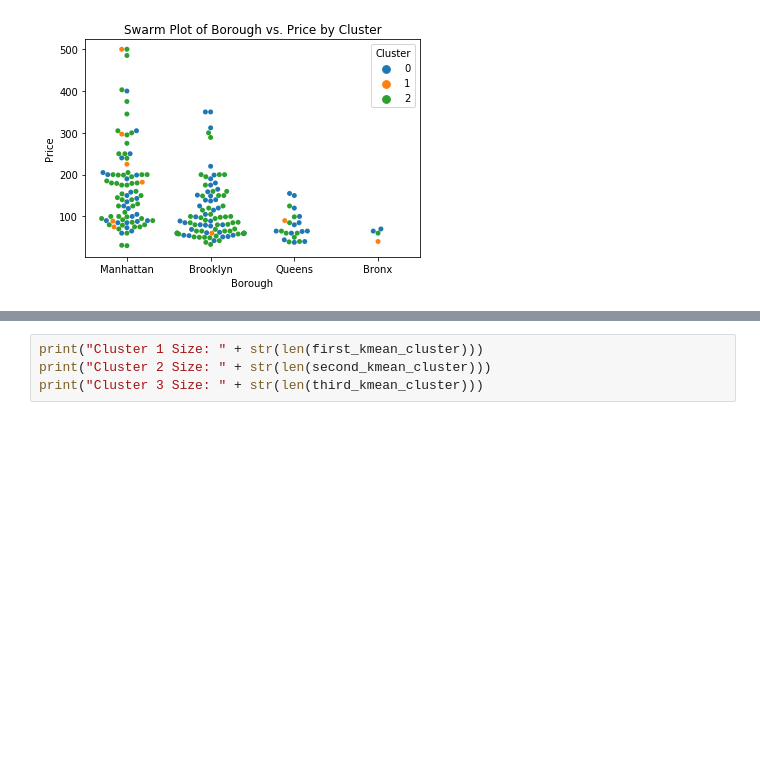
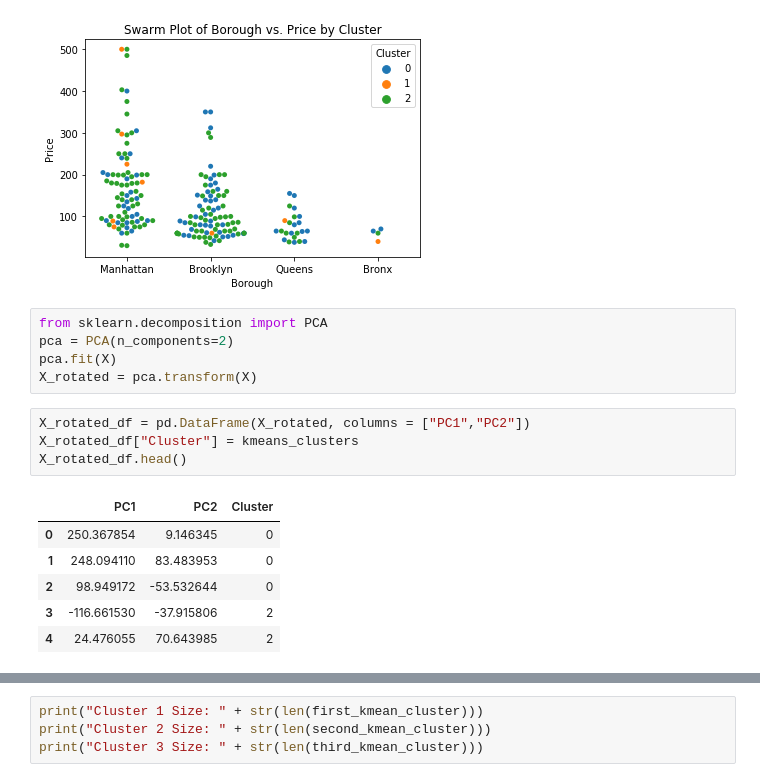
Before and after one commit to esm2000/ds_coursework_python, a Jupyter notebook: mat_328/project/k_means_clustering.ipynb, the cells around one changed output, grey strips where cells are left out. Drawn from its saved outputs; the diff is of its cells as text; blank space fills up the shorter version.

```diff
--- a/mat_328/project/k_means_clustering.ipynb
+++ b/mat_328/project/k_means_clustering.ipynb
@@ -211,3 +211,19 @@ plt.ylabel("Price")
 plt.savefig("plots/cluster_visualization3")
 # %% [output]
 [figure]
+# %%
+from sklearn.decomposition import PCA
+pca = PCA(n_components=2)
+pca.fit(X)
+X_rotated = pca.transform(X)
+# %%
+X_rotated_df = pd.DataFrame(X_rotated, columns = ["PC1","PC2"])
+X_rotated_df["Cluster"] = kmeans_clusters
+X_rotated_df.head()
+# %% [output]
+|  | PC1 | PC2 | Cluster |
+| 0 | 250.367854 | 9.146345 | 0 |
+| 1 | 248.094110 | 83.483953 | 0 |
+| 2 | 98.949172 | -53.532644 | 0 |
+| 3 | -116.661530 | -37.915806 | 2 |
+| 4 | 24.476055 | 70.643985 | 2 |
```
Also changed, not shown: parts of 2 cells of this notebook.
